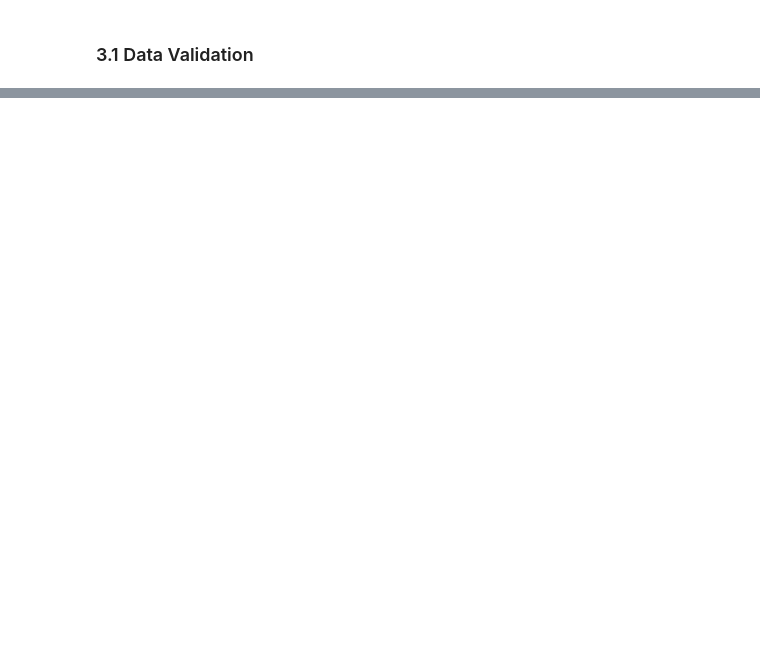
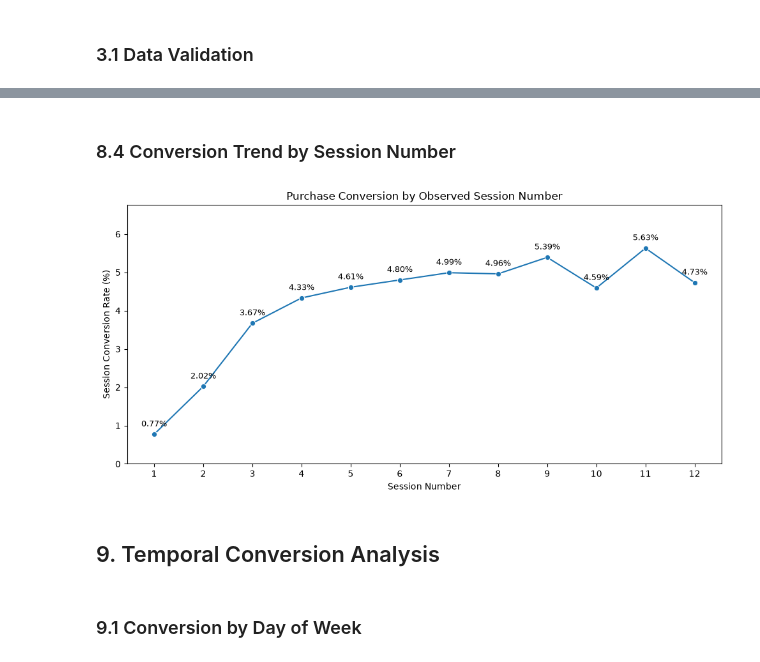
Before and after one commit to romarta/ga4-ecommerce-conversion-analytics, a Jupyter notebook: notebooks/conversion_statistics.ipynb, the cells around one changed output, grey strips where cells are left out. Drawn from its saved outputs; the diff is of its cells as text; code cells hidden in the pictures; blank space fills up the shorter version.

```diff
--- a/notebooks/conversion_statistics.ipynb
+++ b/notebooks/conversion_statistics.ipynb
@@ -79,0 +428,15 @@ dtype: int64
+# %%
+# Number sessions chronologically for each user, starting from 1.
+df_visits["session_number"] = (df_visits.groupby("user_pseudo_id").cumcount() + 1)
+
+# Calculate purchase conversion for each session number.
+session_number_summary = (
+    df_visits.groupby("session_number")["has_purchase"]
+    .agg(total_sessions="size", purchase_sessions="sum")
+    .reset_index()
+)
+
+# Express conversion rates as percentages.
+session_number_summary["conversion_rate_pct"] = (100 * session_number_summary["purchase_sessions"] / session_number_summary["total_sessions"]).round(2)
+
+display(session_number_summary)
@@ -79,0 +457,43 @@ dtype: int64
+# %% [markdown]
+### 8.4 Conversion Trend by Session Number
+# %%
+# Visualize conversion rates across consecutive observed sessions.
+fig, ax = plt.subplots(figsize=(10, 5))
+
+sns.lineplot(
+    data=session_number_summary,
+    x="session_number",
+    y="conversion_rate_pct",
+    marker="o",
+    errorbar=None,
+    ax=ax
+)
+
+# Display conversion rates next to the data points.
+for row in session_number_summary.itertuples(index=False):
+    ax.annotate(
+        f"{row.conversion_rate_pct:.2f}%",
+        (row.session_number, row.conversion_rate_pct),
+        xytext=(0, 9),
+        textcoords="offset points",
+        ha="center",
+        fontsize=9
+    )
+
+ax.set(
+    title="Purchase Conversion by Observed Session Number",
+    xlabel="Session Number",
+    ylabel="Session Conversion Rate (%)"
+)
+
+ax.set_xticks(session_number_summary["session_number"])
+ax.set_ylim(0, session_number_summary["conversion_rate_pct"].max() * 1.2)
+
+plt.tight_layout()
+plt.show()
+# %% [output]
+[figure, added]
+# %% [markdown]
+## 9. Temporal Conversion Analysis
+# %% [markdown]
+### 9.1 Conversion by Day of Week
```
Also changed, not shown: parts of 44 cells of this notebook, 3 other files.
